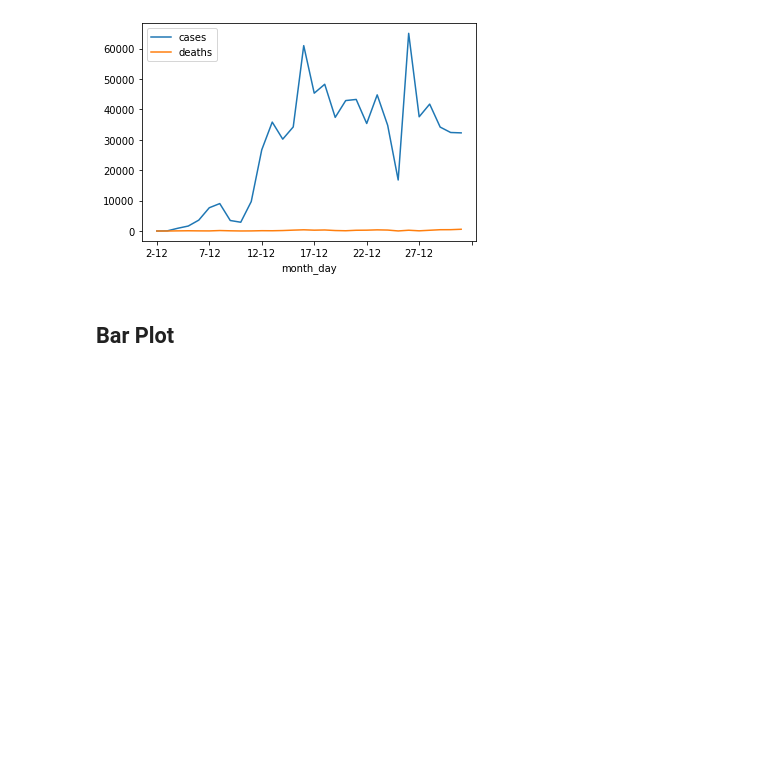
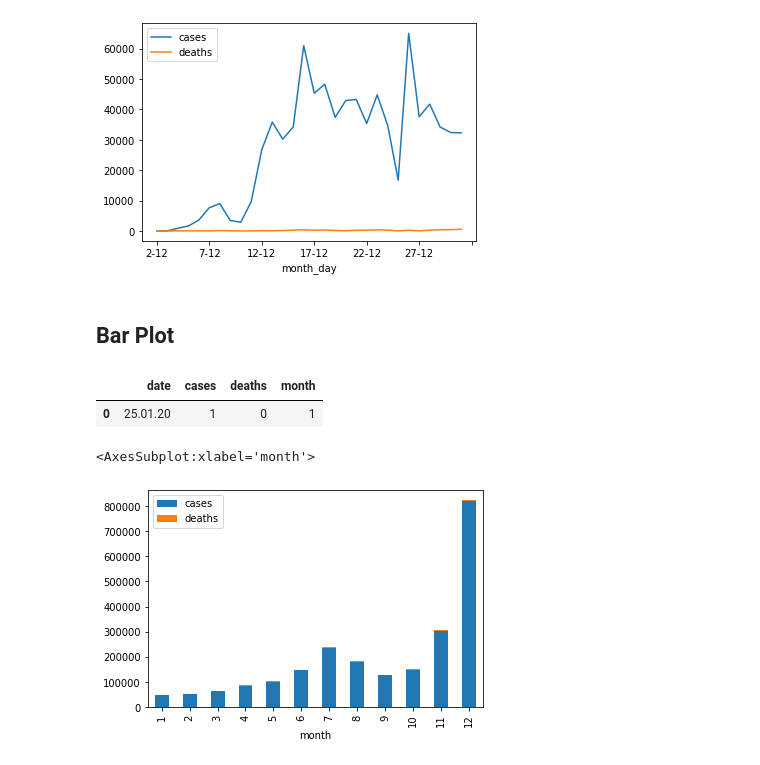
Before and after one commit to SantiGonzalezz/Sololearn, a Jupyter notebook: Python for Data Science/Matplotlib.ipynb, the cells around one changed output. Saved outputs shown, nothing was run; the diff lists cells and outputs as text; code cells hidden in the pictures; blank space fills up the shorter version.

Commit message:
Bar Plot

```diff
--- a/Python for Data Science/Matplotlib.ipynb
+++ b/Python for Data Science/Matplotlib.ipynb
@@ -51,3 +53,20 @@ df[df['month'] == 12][['cases', 'deaths']].plot()
 [figure]
 # %% [markdown]
 ## Bar Plot
+# %%
+df = pd.read_csv('ca-covid.csv')
+
+df.drop(['state'], axis=1, inplace=True)
+
+df['month'] = pd.to_datetime(df['date']).dt.month
+
+df.head(1)
+# %% [output]
+|  | date | cases | deaths | month |
+| 0 | 25.01.20 | 1 | 0 | 1 |
+# %%
+graph = df.groupby('month')[['cases', 'deaths']].sum()
+graph.plot(kind='bar', stacked=True)
+# %% [output]
+<AxesSubplot:xlabel='month'>
+[figure, added]
```
Also changed, not shown: parts of 2 cells of this notebook.
